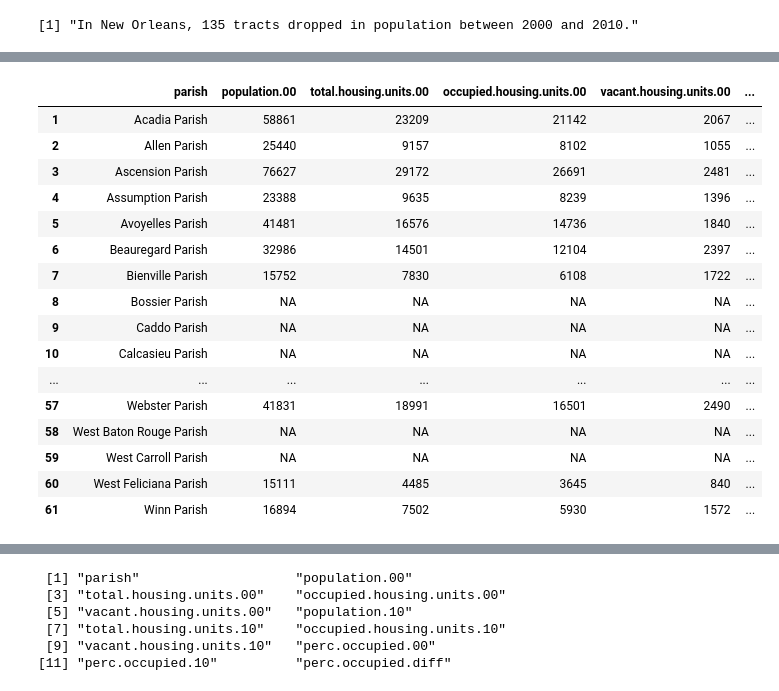
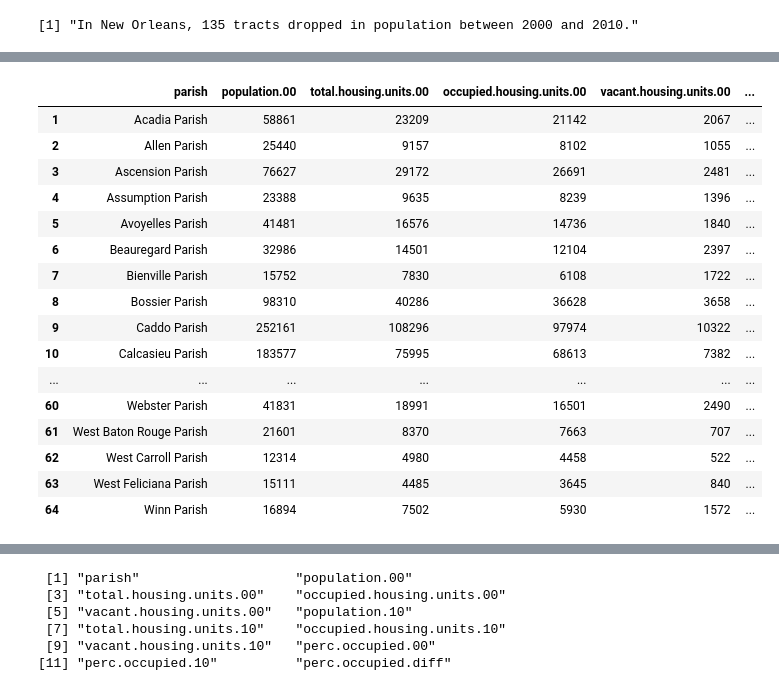
Before and after one commit to OpenNewsLabs/r-workshop-ire, a Jupyter notebook: More with R.ipynb, the cells around one changed output, grey strips where cells are left out. Drawn from its saved outputs; the diff is of its cells as text; code cells hidden in the pictures.

```diff
--- a/More with R.ipynb
+++ b/More with R.ipynb
@@ -100,7 +104,7 @@ parishes <- census %>%
 group_by(parish) %>%  # this tells R to group our data by parishes
 summarise_each(
     # sum all the columns
-    funs(sum),
+    funs(sum(., na.rm = TRUE)),
     # except the non-numerical ones
     -fips.code, -tract, -state
 )
@@ -113,20 +114,20 @@ In `[<-.factor`(`*tmp*`, ri, value = "⋮"): invalid factor level, NA generated
 |  | parish | population.00 | total.housing.units.00 | occupied.housing.units.00 | vacant.housing.units.00 | ... |
 | 1 | Acadia Parish | 58861 | 23209 | 21142 | 2067 | ... |
 | 2 | Allen Parish | 25440 | 9157 | 8102 | 1055 | ... |
 | 3 | Ascension Parish | 76627 | 29172 | 26691 | 2481 | ... |
 | 4 | Assumption Parish | 23388 | 9635 | 8239 | 1396 | ... |
 | 5 | Avoyelles Parish | 41481 | 16576 | 14736 | 1840 | ... |
 | 6 | Beauregard Parish | 32986 | 14501 | 12104 | 2397 | ... |
 | 7 | Bienville Parish | 15752 | 7830 | 6108 | 1722 | ... |
-| 8 | Bossier Parish | NA | NA | NA | NA | ... |
-| 9 | Caddo Parish | NA | NA | NA | NA | ... |
-| 10 | Calcasieu Parish | NA | NA | NA | NA | ... |
+| 8 | Bossier Parish | 98310 | 40286 | 36628 | 3658 | ... |
+| 9 | Caddo Parish | 252161 | 108296 | 97974 | 10322 | ... |
+| 10 | Calcasieu Parish | 183577 | 75995 | 68613 | 7382 | ... |
 | ... | ... | ... | ... | ... | ... | ... |
-| 57 | Webster Parish | 41831 | 18991 | 16501 | 2490 | ... |
-| 58 | West Baton Rouge Parish | NA | NA | NA | NA | ... |
-| 59 | West Carroll Parish | NA | NA | NA | NA | ... |
-| 60 | West Feliciana Parish | 15111 | 4485 | 3645 | 840 | ... |
-| 61 | Winn Parish | 16894 | 7502 | 5930 | 1572 | ... |
+| 60 | Webster Parish | 41831 | 18991 | 16501 | 2490 | ... |
+| 61 | West Baton Rouge Parish | 21601 | 8370 | 7663 | 707 | ... |
+| 62 | West Carroll Parish | 12314 | 4980 | 4458 | 522 | ... |
+| 63 | West Feliciana Parish | 15111 | 4485 | 3645 | 840 | ... |
+| 64 | Winn Parish | 16894 | 7502 | 5930 | 1572 | ... |
 # %%
 parishes$perc.occupied.00 <- parishes$occupied.housing.units.00 / parishes$total.housing.units.00 * 100
 parishes$perc.occupied.10 <- parishes$occupied.housing.units.10 / parishes$total.housing.units.10 * 100
```
Also changed, not shown: parts of 9 cells of this notebook, 1 other file.
